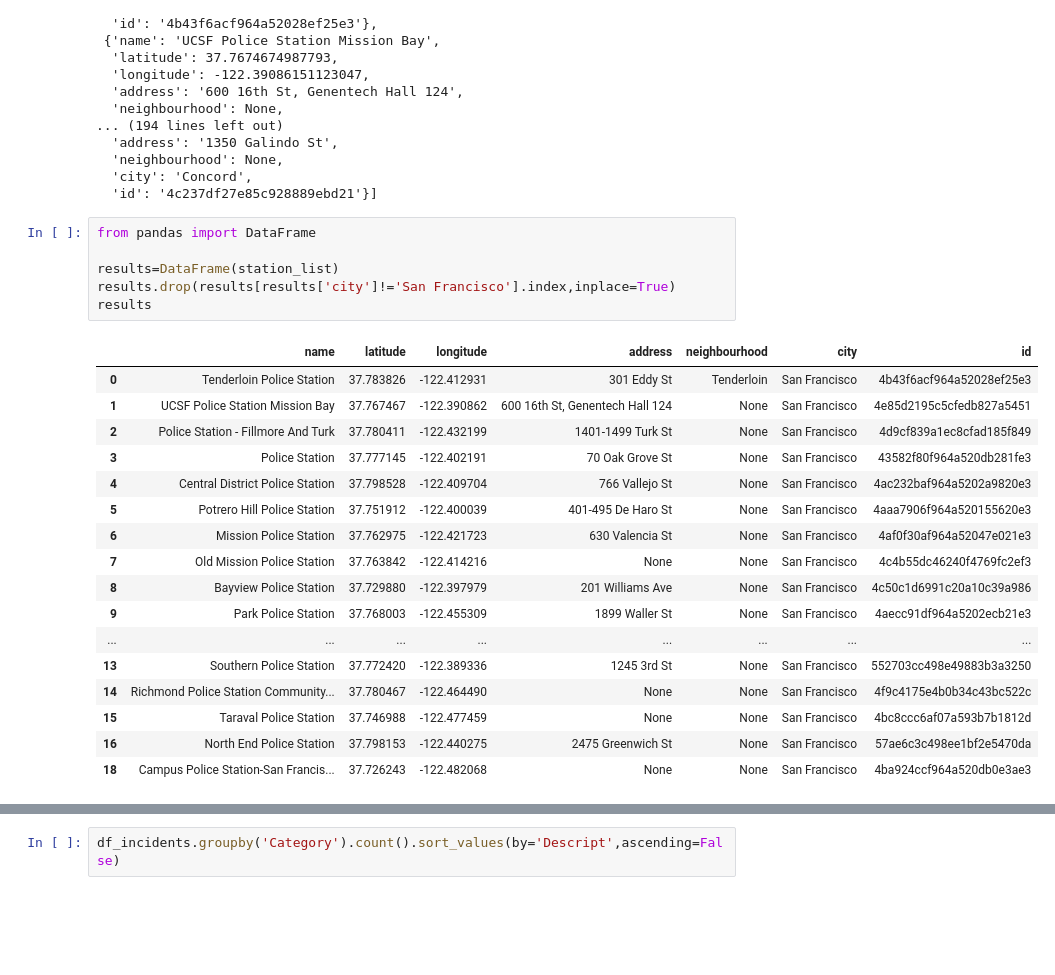
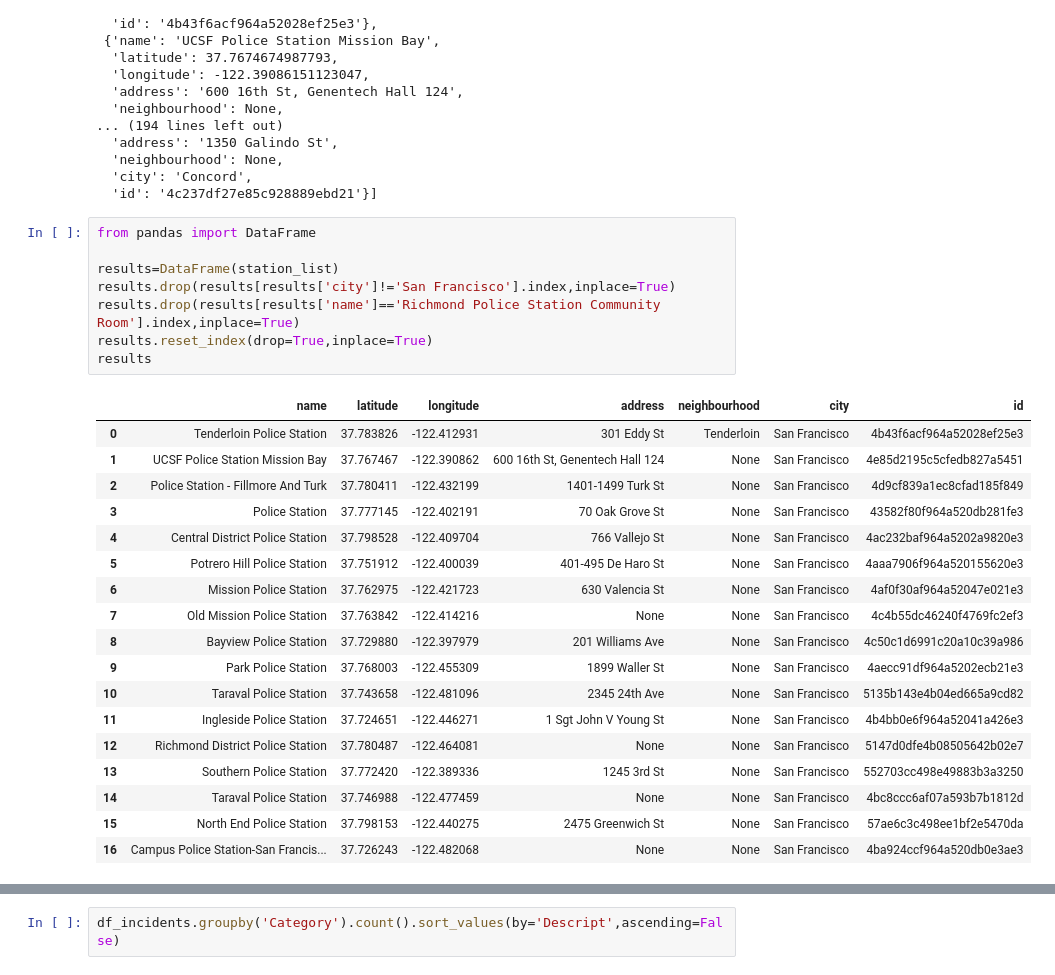
Before and after one commit to TheresaH96/Coursera_Capstone, a Jupyter notebook: Battle of the Neighbourhoods.ipynb, the cells around one changed output, grey strips where cells are left out. Drawn from its saved outputs; the diff is of its cells as text; blank space fills up the shorter version.

```diff
--- a/Battle of the Neighbourhoods.ipynb
+++ b/Battle of the Neighbourhoods.ipynb
@@ -140,26 +140,29 @@ station_list
 # %%
 from pandas import DataFrame
 
 results=DataFrame(station_list)
 results.drop(results[results['city']!='San Francisco'].index,inplace=True)
+results.drop(results[results['name']=='Richmond Police Station Community Room'].index,inplace=True)
+results.reset_index(drop=True,inplace=True)
 results
 # %% [output]
 |  | name | latitude | longitude | address | neighbourhood | city | id |
 | 0 | Tenderloin Police Station | 37.783826 | -122.412931 | 301 Eddy St | Tenderloin | San Francisco | 4b43f6acf964a52028ef25e3 |
 | 1 | UCSF Police Station Mission Bay | 37.767467 | -122.390862 | 600 16th St, Genentech Hall 124 | None | San Francisco | 4e85d2195c5cfedb827a5451 |
 | 2 | Police Station - Fillmore And Turk | 37.780411 | -122.432199 | 1401-1499 Turk St | None | San Francisco | 4d9cf839a1ec8cfad185f849 |
 | 3 | Police Station | 37.777145 | -122.402191 | 70 Oak Grove St | None | San Francisco | 43582f80f964a520db281fe3 |
 | 4 | Central District Police Station | 37.798528 | -122.409704 | 766 Vallejo St | None | San Francisco | 4ac232baf964a5202a9820e3 |
 | 5 | Potrero Hill Police Station | 37.751912 | -122.400039 | 401-495 De Haro St | None | San Francisco | 4aaa7906f964a520155620e3 |
 | 6 | Mission Police Station | 37.762975 | -122.421723 | 630 Valencia St | None | San Francisco | 4af0f30af964a52047e021e3 |
 | 7 | Old Mission Police Station | 37.763842 | -122.414216 | None | None | San Francisco | 4c4b55dc46240f4769fc2ef3 |
 | 8 | Bayview Police Station | 37.729880 | -122.397979 | 201 Williams Ave | None | San Francisco | 4c50c1d6991c20a10c39a986 |
 | 9 | Park Police Station | 37.768003 | -122.455309 | 1899 Waller St | None | San Francisco | 4aecc91df964a5202ecb21e3 |
-| ... | ... | ... | ... | ... | ... | ... | ... |
+| 10 | Taraval Police Station | 37.743658 | -122.481096 | 2345 24th Ave | None | San Francisco | 5135b143e4b04ed665a9cd82 |
+| 11 | Ingleside Police Station | 37.724651 | -122.446271 | 1 Sgt John V Young St | None | San Francisco | 4b4bb0e6f964a52041a426e3 |
+| 12 | Richmond District Police Station | 37.780487 | -122.464081 | None | None | San Francisco | 5147d0dfe4b08505642b02e7 |
 | 13 | Southern Police Station | 37.772420 | -122.389336 | 1245 3rd St | None | San Francisco | 552703cc498e49883b3a3250 |
-| 14 | Richmond Police Station Community... | 37.780467 | -122.464490 | None | None | San Francisco | 4f9c4175e4b0b34c43bc522c |
-| 15 | Taraval Police Station | 37.746988 | -122.477459 | None | None | San Francisco | 4bc8ccc6af07a593b7b1812d |
-| 16 | North End Police Station | 37.798153 | -122.440275 | 2475 Greenwich St | None | San Francisco | 57ae6c3c498ee1bf2e5470da |
-| 18 | Campus Police Station-San Francis... | 37.726243 | -122.482068 | None | None | San Francisco | 4ba924ccf964a520db0e3ae3 |
+| 14 | Taraval Police Station | 37.746988 | -122.477459 | None | None | San Francisco | 4bc8ccc6af07a593b7b1812d |
+| 15 | North End Police Station | 37.798153 | -122.440275 | 2475 Greenwich St | None | San Francisco | 57ae6c3c498ee1bf2e5470da |
+| 16 | Campus Police Station-San Francis... | 37.726243 | -122.482068 | None | None | San Francisco | 4ba924ccf964a520db0e3ae3 |
 # %%
 for lat,long,label in zip(results['latitude'],results['longitude'],results['name']):
```
Also changed, not shown: parts of 1 cell of this notebook.
